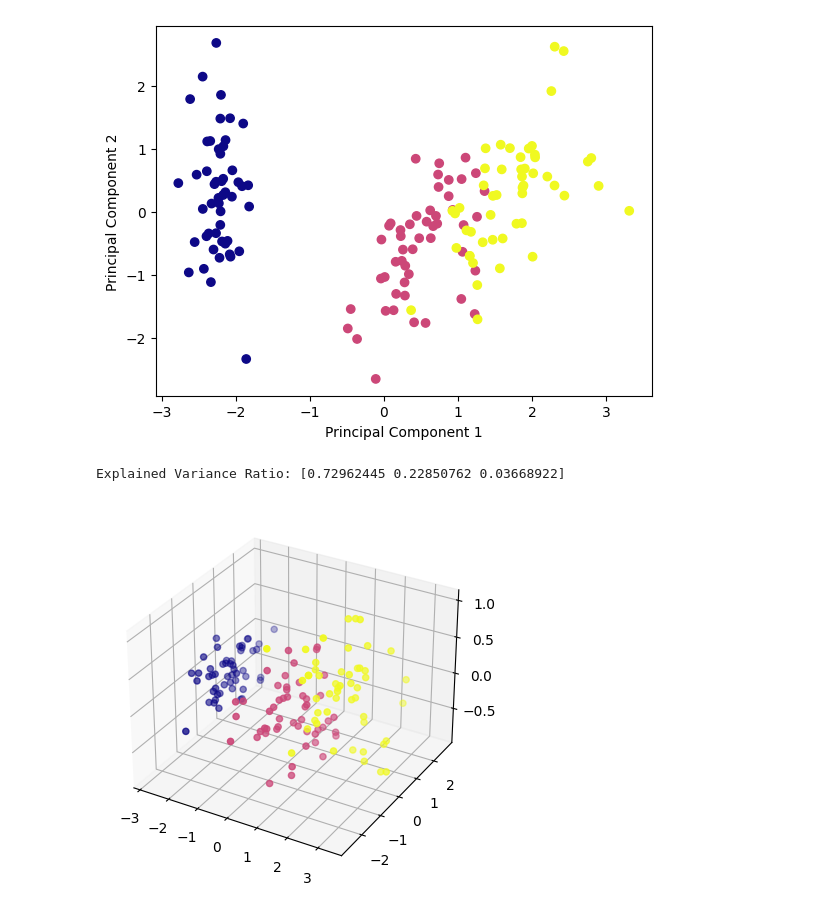
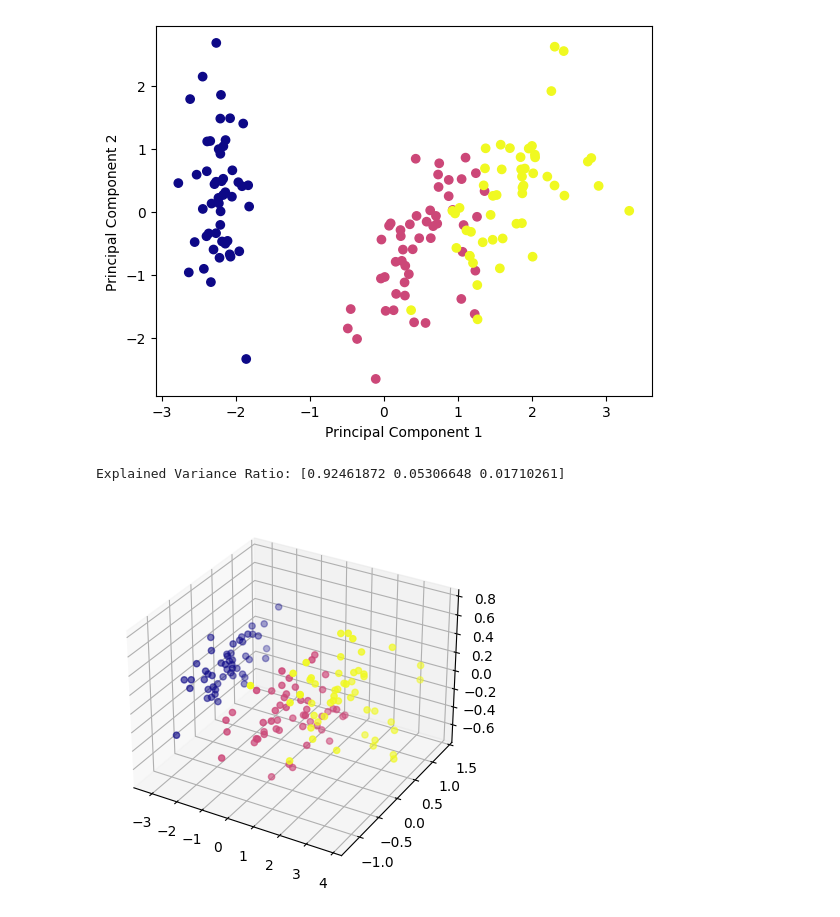
Before and after one commit to GuilleFaji/curso_python_intro_herramientas, a Jupyter notebook: 7_SkLearn/7_7_PCA.ipynb, the cells around one changed output. Saved outputs shown, nothing was run; the diff lists cells and outputs as text; code cells hidden in the pictures.

```diff
--- a/7_SkLearn/7_7_PCA.ipynb
+++ b/7_SkLearn/7_7_PCA.ipynb
@@ -106,29 +86,29 @@ Text(0, 0.5, 'Principal Component 2')
 # %%
 import numpy as np
 import matplotlib.pyplot as plt
 from sklearn.datasets import load_iris
 from sklearn.preprocessing import StandardScaler
 from sklearn.decomposition import PCA
 
 # Iris dataset
 iris = load_iris()
 X = iris.data
 y = iris.target
 
 
 # PCA object
 pca = PCA(n_components=3)
 
 # Fit transform
-X_pca = pca.fit_transform(X_scaled)
+X_pca = pca.fit_transform(X)
 
 explained_variance_ratio = pca.explained_variance_ratio_
 print("Explained Variance Ratio:", explained_variance_ratio)
 
 # Scatter plot
 fig = plt.figure()
 ax = fig.add_subplot(projection='3d')
 ax.scatter(X_pca[:, 0], X_pca[:, 1], X_pca[:, 2], c=y, cmap='plasma');
 # %% [output]
-Explained Variance Ratio: [0.72962445 0.22850762 0.03668922]
+Explained Variance Ratio: [0.92461872 0.05306648 0.01710261]
-[figure, old version]
+[figure, new version]
```
Also changed, not shown: parts of 1 cell of this notebook, 6 other files.
